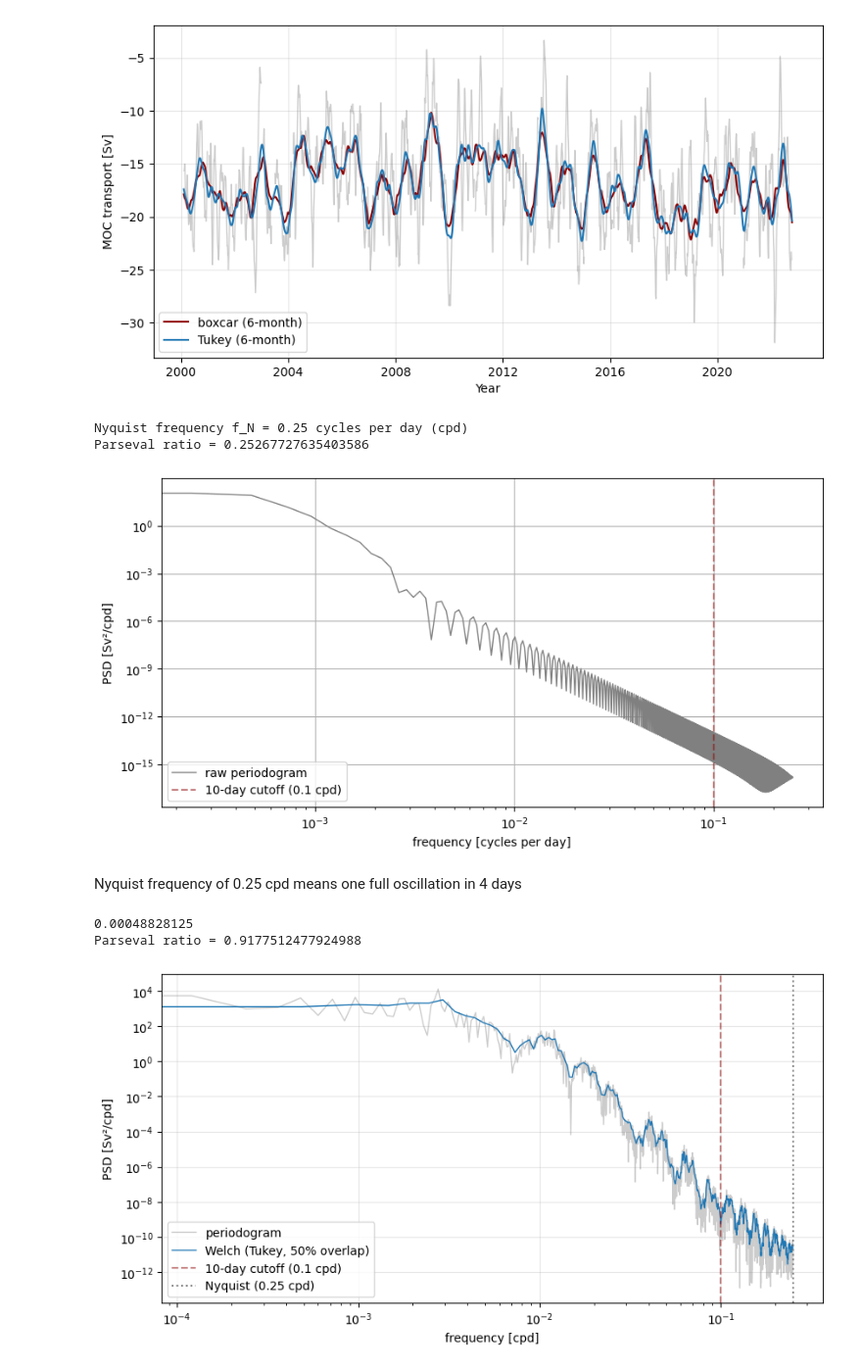
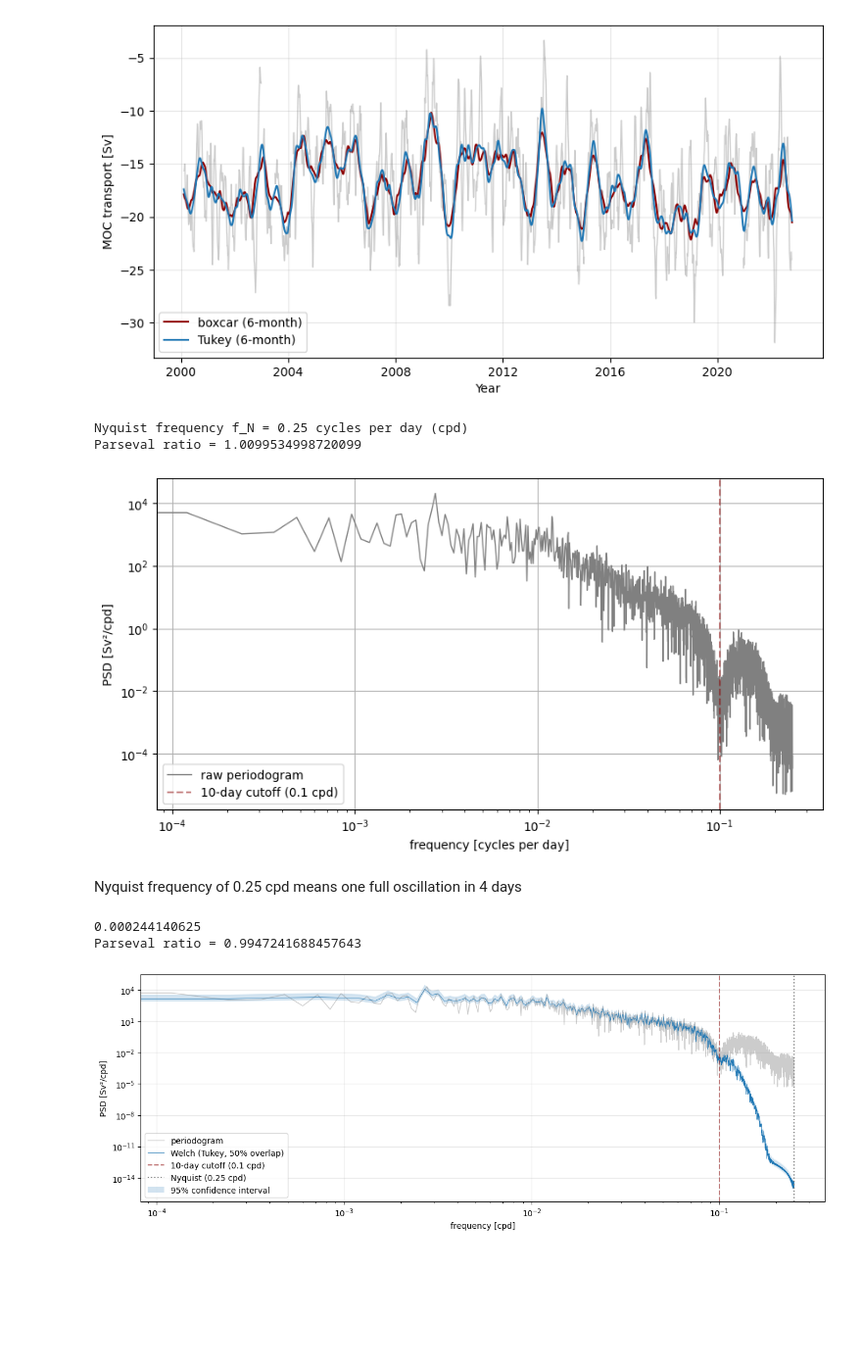
Before and after one commit to stine-fohrmann/data-analysis-assignment1, a Jupyter notebook: notebooks/testing.ipynb, the cells around one changed output. Shown at 98% size. Drawn from its saved outputs; the diff is of its cells as text; code cells hidden in the pictures; blank space fills up the shorter version.

Commit message:
add confidence intervals

```diff
--- a/notebooks/testing.ipynb
+++ b/notebooks/testing.ipynb
@@ -20,10 +22,13 @@ Loading 1 MOVE 16°N dataset(s):
   0. OS_MOVE_20000206-20221014_DPR_VOLUMETRANSPORT.nc: MOVE transport time series
 # %%
 from scipy.signal import butter, filtfilt
+from amoc_analysis.spectra_filtering.filters import nyquist_frequency
 
 def low_pass_filter_design(dt_days, f_cut_cpd, order=5):
     """Get Butterworth filter coefficients for zero-phase filtering."""
-    nyq = 0.5 / dt_days  # Nyquist frequency in cycles/day
+    # nyq = 0.5 / dt_days  # Nyquist frequency in cycles/day
+    nyq = nyquist_frequency(dt_days)
+
     normalized_cutoff = f_cut_cpd / nyq  # Must be 0 < w < 1
 
     b, a = butter(order, normalized_cutoff, btype='low', analog=False)
@@ -75,7 +80,7 @@ from amoc_analysis.spectra_filtering.filters import nyquist_frequency
 from scipy import signal
 
 n = len(ds.MOC)
-dt_days = 2.0   # 48 h = 2 days
+# dt_days = 2.0   # 48 h = 2 days
 
 # Nyquist freq
 # f_N = 1/(2*dt_days) # cycles per day (cpd)
@@ -85,7 +90,10 @@ print(f'Nyquist frequency f_N = {f_N} cycles per day (cpd)')
 
 # Compute periodogram
 # f, psd = raw_periodogram(x=moc_filled, dt_days=2.0, window='boxcar')
-f_period, psd_period = raw_periodogram(x=moc_filtered, dt_days=2.0, window='tukey')
+# f_period, psd_period = raw_periodogram(x=moc_filtered, dt_days=dt_days, window='tukey')
+f_period, psd_period = raw_periodogram(x=moc_filled, dt_days=dt_days, window='tukey')
+# f_period, psd_period = raw_periodogram(x=moc_filtered, dt_days=dt_days, window='boxcar')
+# f_period, psd_period = raw_periodogram(x=moc_filled, dt_days=dt_days, window='boxcar')
 
 fig = plt.figure(figsize=(10,5))
 
@@ -93,7 +101,7 @@ plt.loglog(f_period, psd_period, lw=1, c='grey', alpha=1, label='raw periodogram
 plt.axvline(x=0.1, c='darkred', ls='dashed', alpha=0.5, label='10-day cutoff (0.1 cpd)')
 
 # Fig settings
-# plt.ylim(bottom=1e-6)
+# plt.ylim(bottom=1e-4)
 # plt.xlim(left=1e-10)
 plt.grid()
 plt.legend()
@@ -103,41 +111,54 @@ plt.xlabel('frequency [cycles per day]')
 plt.show()
 # %% [output]
 Nyquist frequency f_N = 0.25 cycles per day (cpd)
-Parseval ratio = 0.25267727635403586
+Parseval ratio = 1.0099534998720099
-[figure, old version]
+[figure, new version]
 # %% [markdown]
 Nyquist frequency of 0.25 cpd means one full oscillation in 4 days
 # %%
 %autoreload
 from amoc_analysis.spectra_filtering.spectra import welch_psd
+from scipy.stats import chi2
 
 segment_length=512
 segment_length=1024
-# segment_length=2048
+segment_length=2048
 print(1 / (segment_length * dt_days))
 
 # Compute Welch
 # f_welch, psd_welch = welch_psd(x=moc_filled, dt_days=2.0, window='tukey', segment_length=segment_length)
-f_welch, psd_welch = welch_psd(x=moc_filtered, dt_days=2.0, window='tukey', segment_length=segment_length)
+f_welch, psd_welch = welch_psd(x=moc_filtered, dt_days=2.0, window='tukey', segment_length=segment_length, overlap=0.5)
 # f_welch, psd_welch = welch_psd(x=moc_filled, dt_days=2.0, window='hann', segment_length=segment_length)
 
-fig = plt.figure(figsize=(10,5))
+# Compute confidence intervals
+# confidence band
+K = 5; dof = 2 * K
+# ~segments -> d.o.f.
+lo = dof / chi2.ppf(0.95, dof)
+hi = dof / chi2.ppf(0.05, dof)
+
+
+# Plot results
+fig = plt.figure(figsize=(15,5))
 
 plt.loglog(f_period, psd_period, lw=1, c='grey', alpha=0.4, label='periodogram')
-plt.loglog(f_welch, psd_welch, lw=1, c='tab:blue', alpha=1, label='Welch (Tukey, 50% overlap)')
+plt.loglog(f_welch, psd_welch, lw=0.5, c='tab:blue', alpha=1, label='Welch (Tukey, 50% overlap)')
 plt.axvline(x=0.1, c='darkred', ls='dashed', alpha=0.5, label='10-day cutoff (0.1 cpd)')
 plt.axvline(x=f_N, c='grey', ls='dotted', alpha=1, label='Nyquist (0.25 cpd)')
 
+# PLot confidence interval around Welch
+plt.fill_between(f_welch, psd_welch*lo, psd_welch*hi, alpha=0.2, label='95% confidence interval')
+
 # Fig settings
-# plt.ylim(bottom=1e-6)
+# plt.ylim(bottom=1e-15)
 # plt.xlim(left=1e-10)
 plt.grid(alpha=0.3)
 plt.legend()
 plt.ylabel('PSD [Sv²/cpd]')
 plt.xlabel('frequency [cpd]')
 
 plt.show()
 # %% [output]
-0.00048828125
-Parseval ratio = 0.9177512477924988
+0.000244140625
+Parseval ratio = 0.9947241688457643
-[figure, old version]
+[figure, new version]
```
Also changed, not shown: parts of 3 cells of this notebook.
